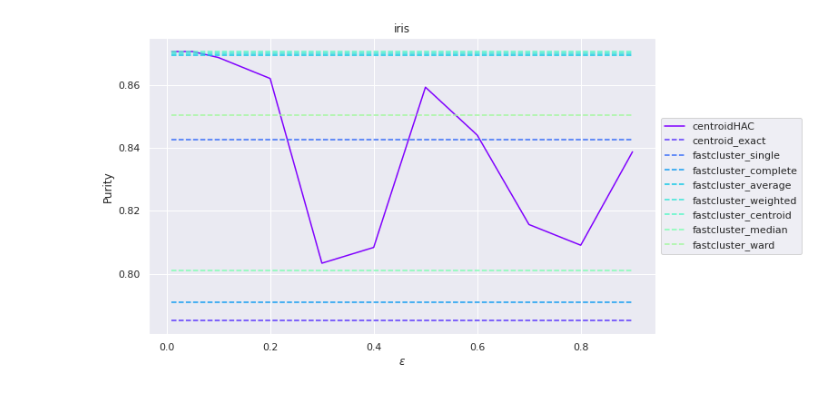
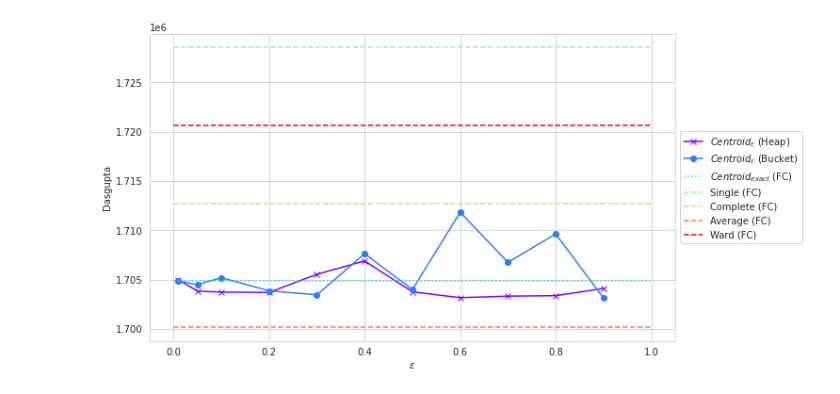
Before and after one commit to kishen19/CentroidHAC, a Jupyter notebook: paper_experiments/run.ipynb, the cells around one changed output. Cells and saved outputs as stored; diff of their text form; code cells hidden in the pictures.

```diff
--- a/paper_experiments/run.ipynb
+++ b/paper_experiments/run.ipynb
@@ -1,7 +1,7 @@
 # %%
 import sys, json
 import seaborn as sns
-sns.set_theme()
+sns.set_style("whitegrid")
 from tqdm import tqdm as tqdm
 import matplotlib.pyplot as plt
 import numpy as np
@@ -62,4 +29,0 @@ def plot_stat(dataset,stat_name):
-# %%
-plot_stat("iris","Purity")
-# %% [output]
-[figure, removed]
@@ -66,3 +74,43 @@ plot_stat("iris","Purity")
+# %%
+plt.rcParams["figure.figsize"] = (10,6)
+def plot_stat(dataset,stat_name):
+    plt.clf()
+    stat = stat_map[stat_name]
+    with open(BASE_PATH + f"basic/{dataset}/stats/{dataset}_stats.json", "r") as f:
+        data = json.load(f)
+    color = iter(cm.rainbow(np.linspace(0, 1, len(algs_fc)+2)))
+    # Plotting Centroid
+    centroid_stat_vals = [data[stat][alg] for alg in algs_centroid]
+    c = next(color)
+    plt.plot(eps, centroid_stat_vals, 'x-', label=r"$Centroid_\epsilon$ (Heap)", c=c)
+    # Plotting Centroid Bucket
+    centroid_bucket_stat_vals = [data[stat][alg] for alg in algs_centroid_bucket]
+    c = next(color)
+    plt.plot(eps, centroid_bucket_stat_vals, "o-", label=r"$Centroid_\epsilon$ (Bucket)", c=c)
+    # Plotting Rest Algs
+    for alg in algs_fc:
+        c = next(color)
+        if alg == "fastcluster_centroid":
+            plt.hlines(y=data[stat][alg],xmin=0,xmax=1,colors=c,linestyles='dotted',label=names[alg])
+        else:
+            plt.hlines(y=data[stat][alg],xmin=0,xmax=1,colors=c,linestyles='dashed',label=names[alg])
+
+    # sns.set_style("darkgrid")
+    plt.xlabel(r'$\epsilon$')
+    # plt.xlim(0,1)
+    plt.ylabel(stat_name)
+    # plt.ylim(0,1)
+    plt.legend(loc='center left', bbox_to_anchor=(1, 0.5))
+    plt.savefig(BASE_PATH+f"basic/plots/{dataset}_{stat}.pdf", format="pdf", bbox_inches="tight")
+    # plt.show()
+# %%
+for dataset in datasets:
+    plot_stat(dataset,"ARI")
+    plot_stat(dataset,"NMI")
+    plot_stat(dataset,"Purity")
+    plot_stat(dataset,"Dasgupta")
+# %% [output]
+[figure, added]
 # %%
 def inversions_eps(dendrogram_file, eps = 0):
     n, dend, merge_costs = read_dendrogram(dendrogram_file)
```
Also changed, not shown: parts of 16 cells of this notebook, 6 other files.
